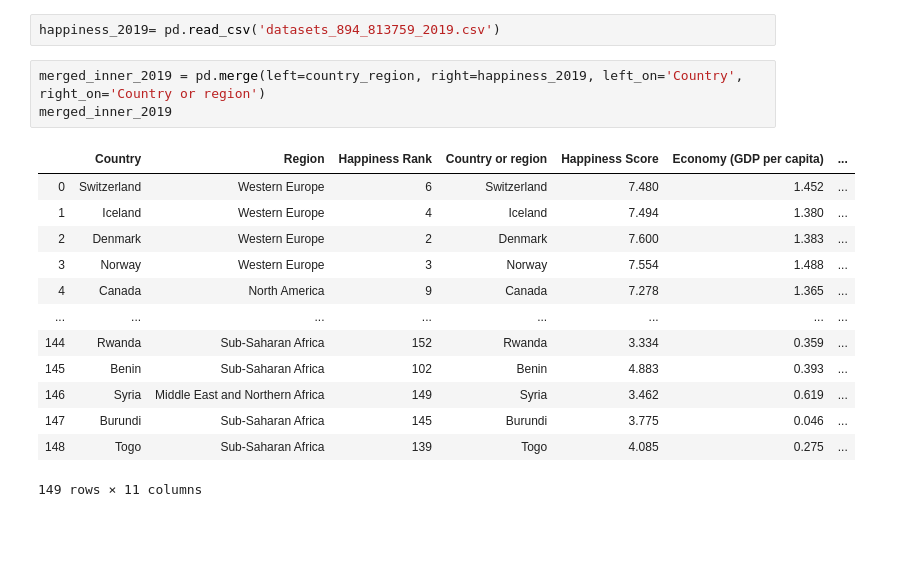
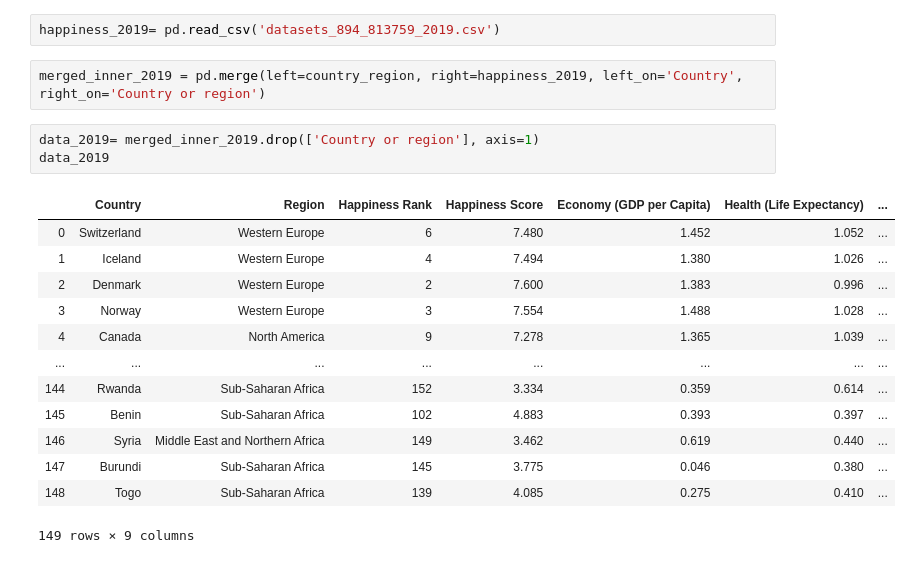
Before and after one commit to IsabelJamal95/project2-notepad, a Jupyter notebook: data-clean.ipynb, the cells around one changed output. Cells and saved outputs as stored; diff of their text form; blank space fills up the shorter version.

```diff
--- a/data-clean.ipynb
+++ b/data-clean.ipynb
@@ -81,18 +83,20 @@ merged_inner_2018
 happiness_2019= pd.read_csv('datasets_894_813759_2019.csv')
 # %%
 merged_inner_2019 = pd.merge(left=country_region, right=happiness_2019, left_on='Country', right_on='Country or region')
-merged_inner_2019
-# %% [output]
-|  | Country | Region | Happiness Rank | Country or region | Happiness Score | Economy (GDP per capita) | ... |
-| 0 | Switzerland | Western Europe | 6 | Switzerland | 7.480 | 1.452 | ... |
-| 1 | Iceland | Western Europe | 4 | Iceland | 7.494 | 1.380 | ... |
-| 2 | Denmark | Western Europe | 2 | Denmark | 7.600 | 1.383 | ... |
-| 3 | Norway | Western Europe | 3 | Norway | 7.554 | 1.488 | ... |
-| 4 | Canada | North America | 9 | Canada | 7.278 | 1.365 | ... |
-| ... | ... | ... | ... | ... | ... | ... | ... |
-| 144 | Rwanda | Sub-Saharan Africa | 152 | Rwanda | 3.334 | 0.359 | ... |
-| 145 | Benin | Sub-Saharan Africa | 102 | Benin | 4.883 | 0.393 | ... |
-| 146 | Syria | Middle East and Northern Africa | 149 | Syria | 3.462 | 0.619 | ... |
-| 147 | Burundi | Sub-Saharan Africa | 145 | Burundi | 3.775 | 0.046 | ... |
-| 148 | Togo | Sub-Saharan Africa | 139 | Togo | 4.085 | 0.275 | ... |
-149 rows × 11 columns
+# %%
+data_2019= merged_inner_2019.drop(['Country or region'], axis=1)
+data_2019
+# %% [output]
+|  | Country | Region | Happiness Rank | Happiness Score | Economy (GDP per Capita) | Health (Life Expectancy) | ... |
+| 0 | Switzerland | Western Europe | 6 | 7.480 | 1.452 | 1.052 | ... |
+| 1 | Iceland | Western Europe | 4 | 7.494 | 1.380 | 1.026 | ... |
+| 2 | Denmark | Western Europe | 2 | 7.600 | 1.383 | 0.996 | ... |
+| 3 | Norway | Western Europe | 3 | 7.554 | 1.488 | 1.028 | ... |
+| 4 | Canada | North America | 9 | 7.278 | 1.365 | 1.039 | ... |
+| ... | ... | ... | ... | ... | ... | ... | ... |
+| 144 | Rwanda | Sub-Saharan Africa | 152 | 3.334 | 0.359 | 0.614 | ... |
+| 145 | Benin | Sub-Saharan Africa | 102 | 4.883 | 0.393 | 0.397 | ... |
+| 146 | Syria | Middle East and Northern Africa | 149 | 3.462 | 0.619 | 0.440 | ... |
+| 147 | Burundi | Sub-Saharan Africa | 145 | 3.775 | 0.046 | 0.380 | ... |
+| 148 | Togo | Sub-Saharan Africa | 139 | 4.085 | 0.275 | 0.410 | ... |
+149 rows × 9 columns
```
Also changed, not shown: parts of 2 cells of this notebook, 2 other files.
